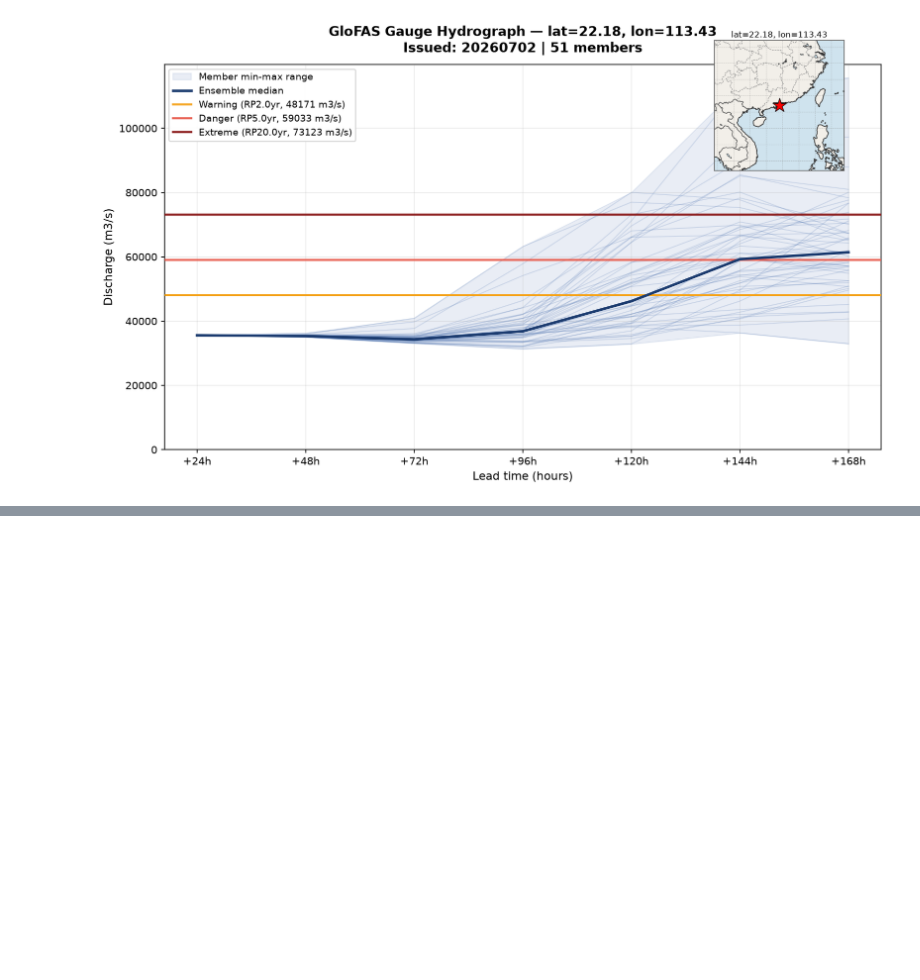
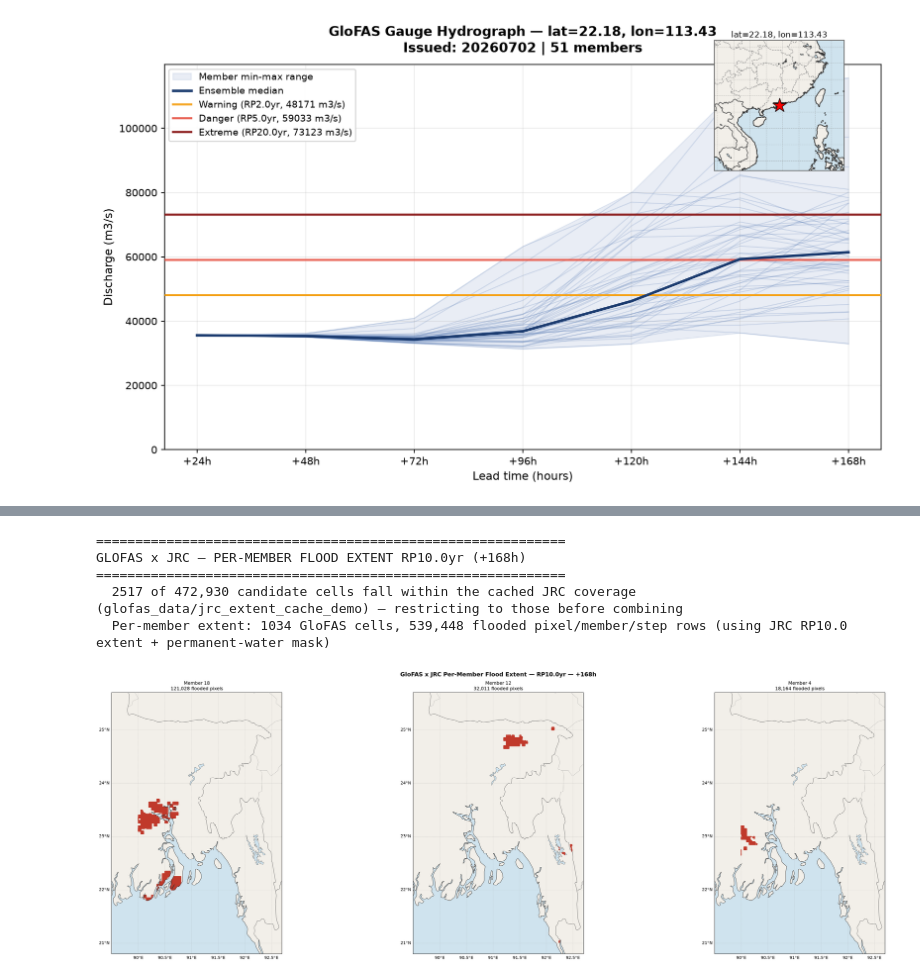
Before and after one commit to unicef-drp/TC-ECMWF-Forecast-Pipeline, a Jupyter notebook: pipeline_demonstration_glofas.ipynb, the cells around one changed output, grey strips where cells are left out. Drawn from its saved outputs; the diff is of its cells as text; code cells hidden in the pictures; blank space fills up the shorter version.

```diff
--- a/pipeline_demonstration_glofas.ipynb
+++ b/pipeline_demonstration_glofas.ipynb
@@ -247,0 +348,12 @@ GLOFAS — GAUGE HYDROGRAPH
+# %%
+from visualization import show_glofas_member_extent
+
+show_glofas_member_extent(zarr_path, jrc_local_dir=JRC_LOCAL_DIR, rp=EXTENT_RP,
+                          step_h=EXTENT_STEP_H, members=MEMBERS_TO_COMPARE, bounds=BGD_BOUNDS)
+# %% [output]
+============================================================
+GLOFAS x JRC — PER-MEMBER FLOOD EXTENT RP10.0yr (+168h)
+============================================================
+  2517 of 472,930 candidate cells fall within the cached JRC coverage (glofas_data/jrc_extent_cache_demo) — restricting to those before combining
+  Per-member extent: 1034 GloFAS cells, 539,448 flooded pixel/member/step rows (using JRC RP10.0 extent + permanent-water mask)
+[figure, added]
```
Also changed, not shown: parts of 10 cells of this notebook, 17 other files.
